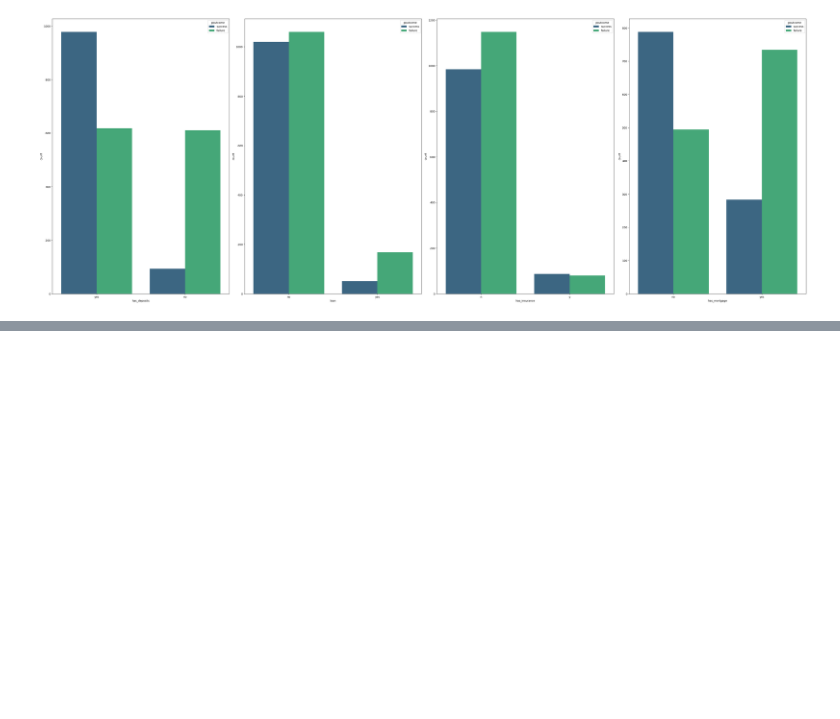
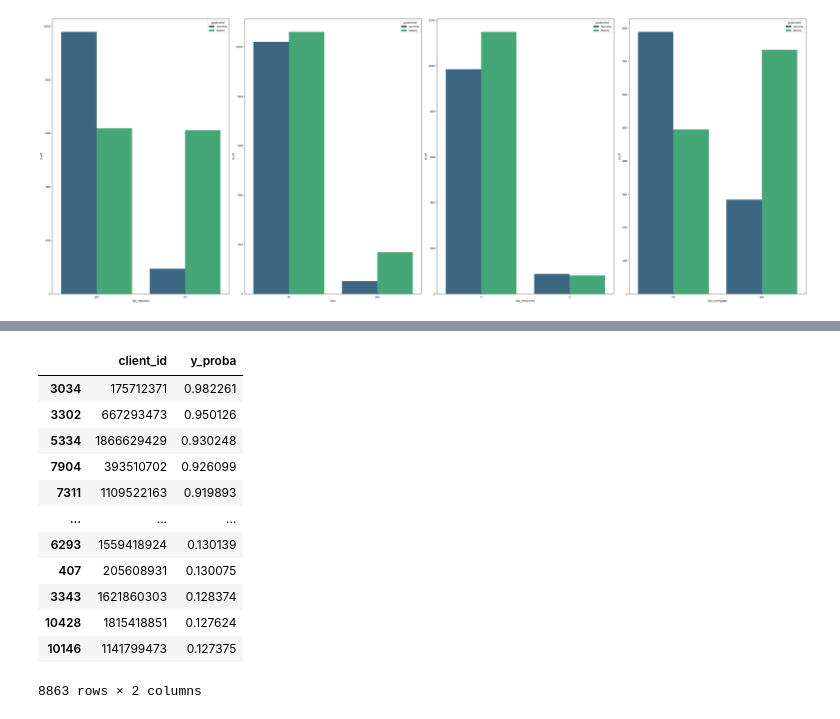
Before and after one commit to danielapinkasova/case_study, a Jupyter notebook: Master_notebook.ipynb, the cells around one changed output, grey strips where cells are left out. Drawn from its saved outputs; the diff is of its cells as text; code cells hidden in the pictures; blank space fills up the shorter version.

```diff
--- a/Master_notebook.ipynb
+++ b/Master_notebook.ipynb
@@ -481,5 +557,13 @@ plt.show()
 second_round_ids = clients_merged.loc[~clients_merged['client_id'].isin(inv_campaign_eval['client_id']), 'client_id']
 clients_merged_second = clients_merged[clients_merged['client_id'].isin(second_round_ids)]
 second_X = clients_merged_second[['has_deposits_enc', 'age', 'last_balance', 'min_balance', 'has_mortgage_enc', 'max_balance', 'mean_balance', 'job_enc']]
+
+second_scaler = StandardScaler()
+second_X_sc = second_scaler.fit_transform(second_X)
 # %%
 # run best model on data not included in first run - output predict_proba - select 3000 ids
+second_y_pred = best_lr_estimator.predict_proba(second_X_sc)
+second_y_pred = second_y_pred[:,1]
+
+id_results = {'client_id': second_round_ids, 'y_proba': second_y_pred}
+id_results = pd.DataFrame(id_results)
@@ -485,0 +574,16 @@ second_X = clients_merged_second[['has_deposits_enc', 'age', 'last_balance', 'mi
+# %%
+id_results.sort_values('y_proba', ascending=False)#['y_proba'].nunique()
+# %% [output]
+|  | client_id | y_proba |
+| 3034 | 175712371 | 0.982261 |
+| 3302 | 667293473 | 0.950126 |
+| 5334 | 1866629429 | 0.930248 |
+| 7904 | 393510702 | 0.926099 |
+| 7311 | 1109522163 | 0.919893 |
+| ... | ... | ... |
+| 6293 | 1559418924 | 0.130139 |
+| 407 | 205608931 | 0.130075 |
+| 3343 | 1621860303 | 0.128374 |
+| 10428 | 1815418851 | 0.127624 |
+| 10146 | 1141799473 | 0.127375 |
+8863 rows × 2 columns
```
Also changed, not shown: parts of 9 cells of this notebook.
